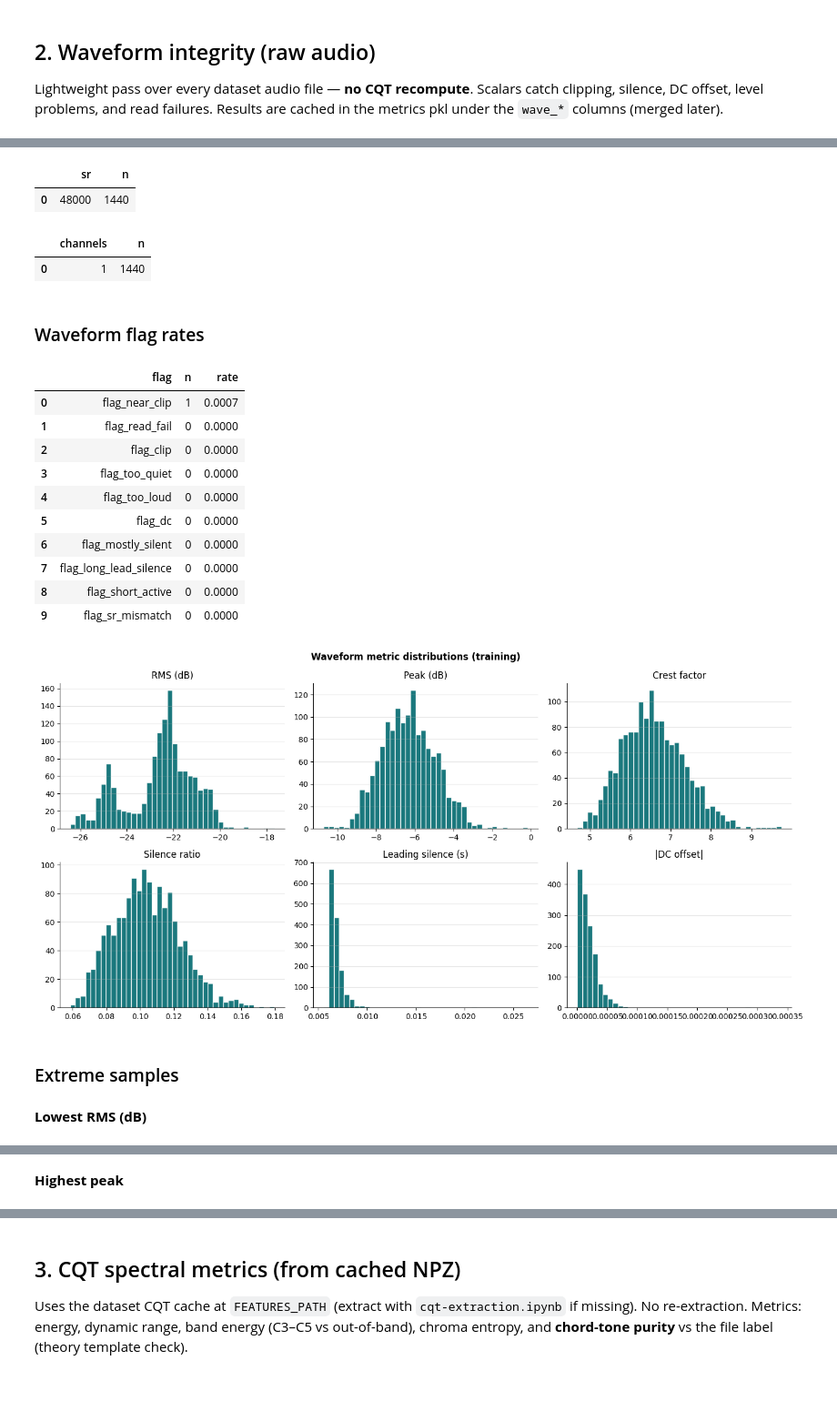
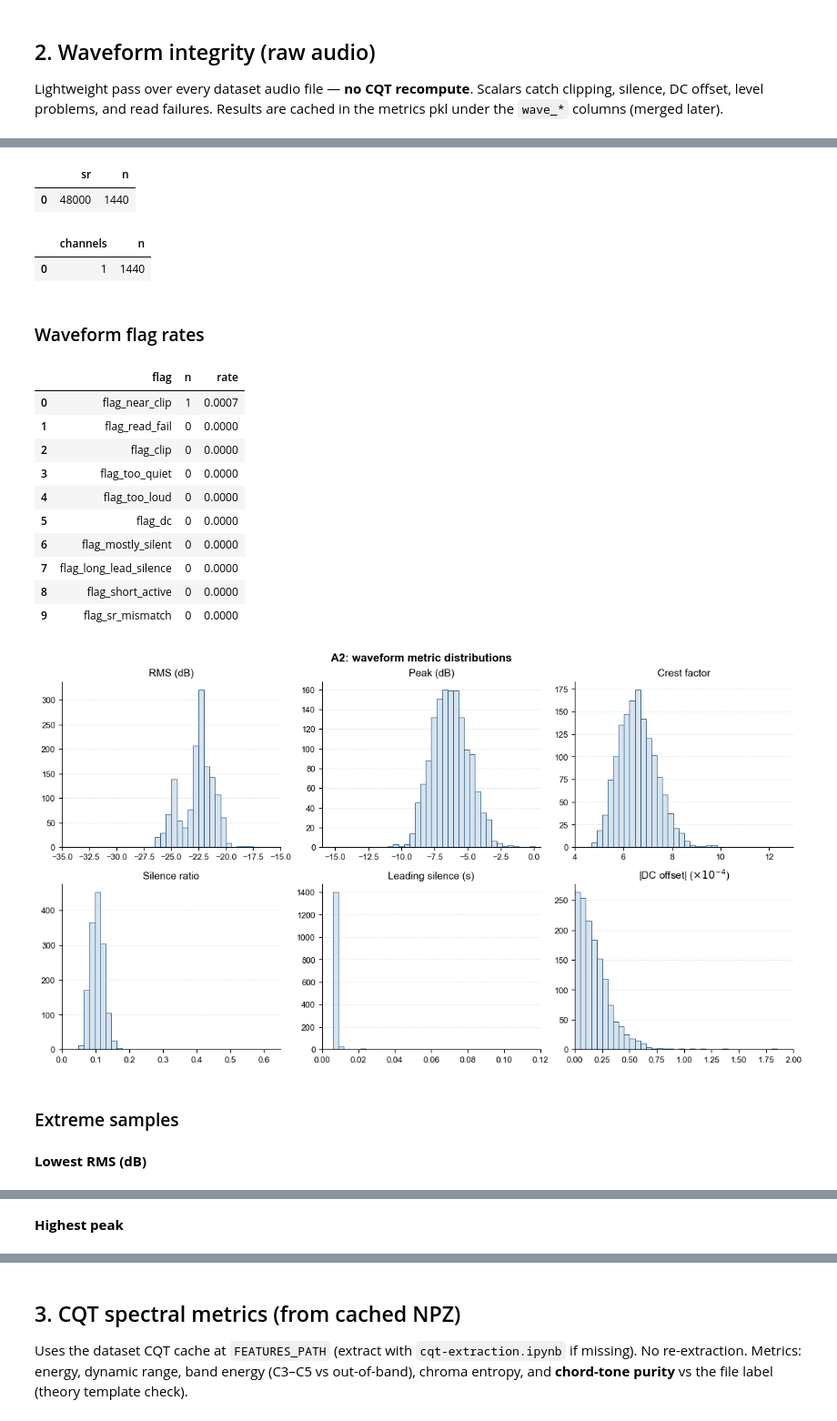
Before and after one commit to sglkc/chord-detector, a Jupyter notebook: training/notebooks/flow-2/dataset-info.ipynb, the cells around one changed output, grey strips where cells are left out. Shown at 91% size. Cells and saved outputs as stored; diff of their text form; code cells hidden in the pictures; blank space fills up the shorter version.

```diff
--- a/training/notebooks/flow-2/dataset-info.ipynb
+++ b/training/notebooks/flow-2/dataset-info.ipynb
@@ -581,8 +699,12 @@ flag_rates = (
 display(Markdown("### Waveform flag rates"))
 display(flag_rates)
 
-# Plots
-fig, axes = plt.subplots(2, 3, figsize=(14, 7))
+# Plots — drop digital silence so −240 dB / full-file lead silence
+# do not stretch the shared axis window.
+sil = silence_mask(w)
+n_sil = int(sil.sum())
+w_plot = w.loc[~sil]
+fig, axes = plt.subplots(2, 3, figsize=(11.4, 6.2), layout="constrained")
 plot_specs = [
     ("wave_rms_db", "RMS (dB)"),
     ("wave_peak_db", "Peak (dB)"),
@@ -592,12 +714,11 @@ plot_specs = [
     ("wave_dc_abs", "|DC offset|"),
 ]
 for ax, (col, title) in zip(axes.ravel(), plot_specs):
-    ax.hist(w[col], bins=40, color="#01696f", edgecolor="white", alpha=0.9)
-    ax.set_title(title)
-    ax.spines[["top", "right"]].set_visible(False)
-    ax.grid(axis="y", alpha=0.3)
-plt.suptitle("Waveform metric distributions (training)", fontweight="bold")
-plt.tight_layout()
+    if col == "wave_dc_abs":
+        hist_metric(ax, w_plot[col] * 1e4, r"|DC offset| ($\times 10^{-4}$)", xlim=(0.0, 2.0))
+    else:
+        hist_metric(ax, w_plot[col], title, xlim=XLIM.get(col), n_excluded=n_sil)
+fig.suptitle(f"{DATASET_LABEL}: waveform metric distributions", fontweight="bold")
 plt.show()
 
 # Extremes
@@ -620,34 +741,34 @@ display(extremes_table("wave_lead_silence_s", ascending=False))
 ### Waveform level stats
 |  | mean | std | min | p01 | median | p99 | max |
 | wave_peak | 0.4893 | 0.0799 | 0.2917 | 0.3495 | 0.4817 | 0.6914 | 0.9820 |
 | wave_peak_db | -6.3211 | 1.3871 | -10.7026 | -9.1299 | -6.3437 | -3.2057 | -0.1574 |
 | wave_rms_db | -22.6188 | 1.4821 | -26.4398 | -26.0692 | -22.3489 | -20.0683 | -17.6742 |
 | wave_crest | 6.5751 | 0.7798 | 4.6827 | 4.9883 | 6.5076 | 8.5095 | 9.7461 |
 | wave_dc_abs | 0.0000 | 0.0000 | 0.0000 | 0.0000 | 0.0000 | 0.0001 | 0.0003 |
 | wave_silence_ratio | 0.1042 | 0.0194 | 0.0586 | 0.0661 | 0.1034 | 0.1553 | 0.1797 |
 | wave_lead_silence_s | 0.0070 | 0.0015 | 0.0055 | 0.0065 | 0.0066 | 0.0130 | 0.0265 |
 | wave_trail_silence_s | 0.0001 | 0.0003 | 0.0000 | 0.0000 | 0.0000 | 0.0012 | 0.0045 |
 | wave_active_s | 2.4329 | 0.1068 | 2.1530 | 2.2125 | 2.4521 | 2.6932 | 2.7526 |
 | wave_clip_frac | 0.0000 | 0.0000 | 0.0000 | 0.0000 | 0.0000 | 0.0000 | 0.0000 |
 | wave_zcr | 0.0253 | 0.0050 | 0.0168 | 0.0176 | 0.0243 | 0.0369 | 0.0388 |
 ### Sample rates / channels
 |  | sr | n |
 | 0 | 48000 | 1440 |
 |  | channels | n |
 | 0 | 1 | 1440 |
 ### Waveform flag rates
 |  | flag | n | rate |
 | 0 | flag_near_clip | 1 | 0.0007 |
 | 1 | flag_read_fail | 0 | 0.0000 |
 | 2 | flag_clip | 0 | 0.0000 |
 | 3 | flag_too_quiet | 0 | 0.0000 |
 | 4 | flag_too_loud | 0 | 0.0000 |
 | 5 | flag_dc | 0 | 0.0000 |
 | 6 | flag_mostly_silent | 0 | 0.0000 |
 | 7 | flag_long_lead_silence | 0 | 0.0000 |
 | 8 | flag_short_active | 0 | 0.0000 |
 | 9 | flag_sr_mismatch | 0 | 0.0000 |
-[figure, old version]
+[figure, new version]
 ### Extreme samples
 **Lowest RMS (dB)**
 |  | class_name | filename | wave_rms_db |
```
Also changed, not shown: parts of 10 cells of this notebook, 4 other files.
